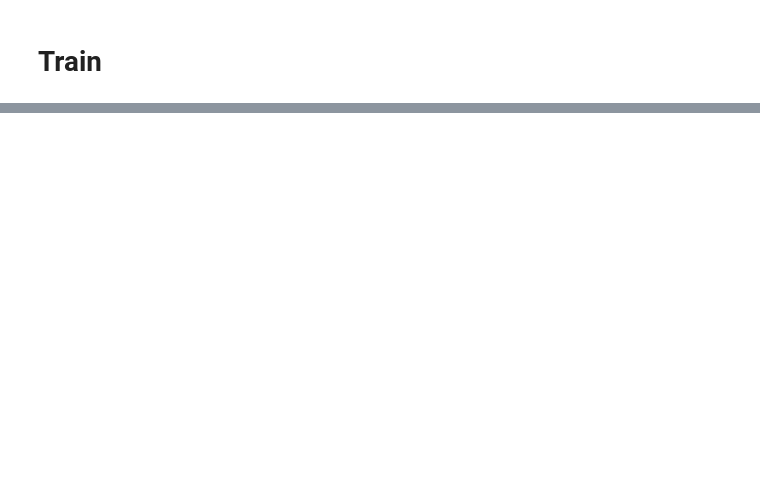
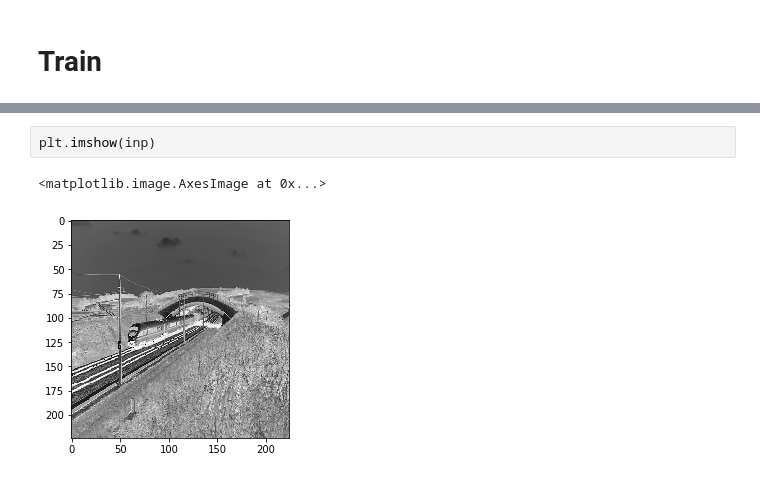
Before and after one commit to MartinXPN/ImageColoring, a Jupyter notebook: coloring.ipynb, the cells around one changed output, grey strips where cells are left out. Saved outputs shown, nothing was run; the diff lists cells and outputs as text; blank space fills up the shorter version.

```diff
--- a/coloring.ipynb
+++ b/coloring.ipynb
@@ -192,0 +267,5 @@ model.fit_generator(BatchGenerator(image_paths=image_paths,
+# %%
+plt.imshow(inp)
+# %% [output]
+<matplotlib.image.AxesImage at 0x...>
+[figure, added]
```
Also changed, not shown: parts of 12 cells of this notebook.
